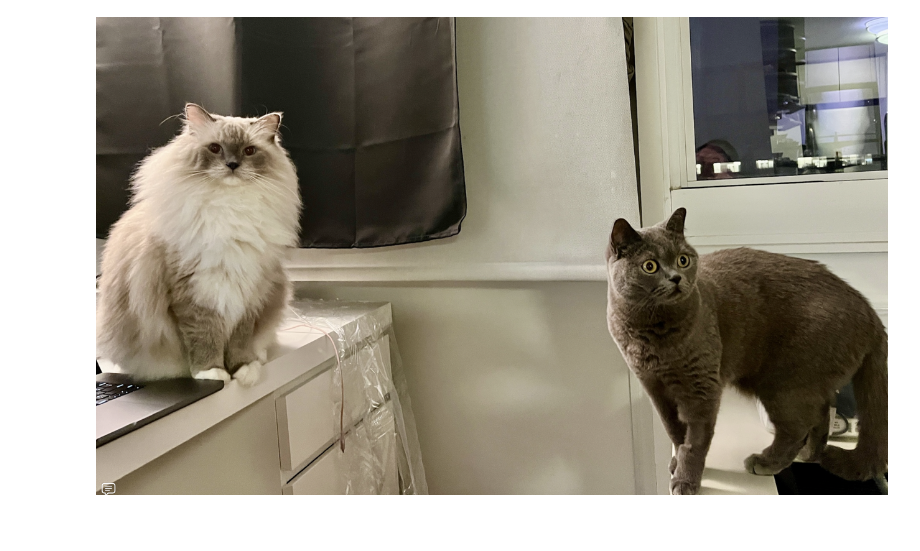
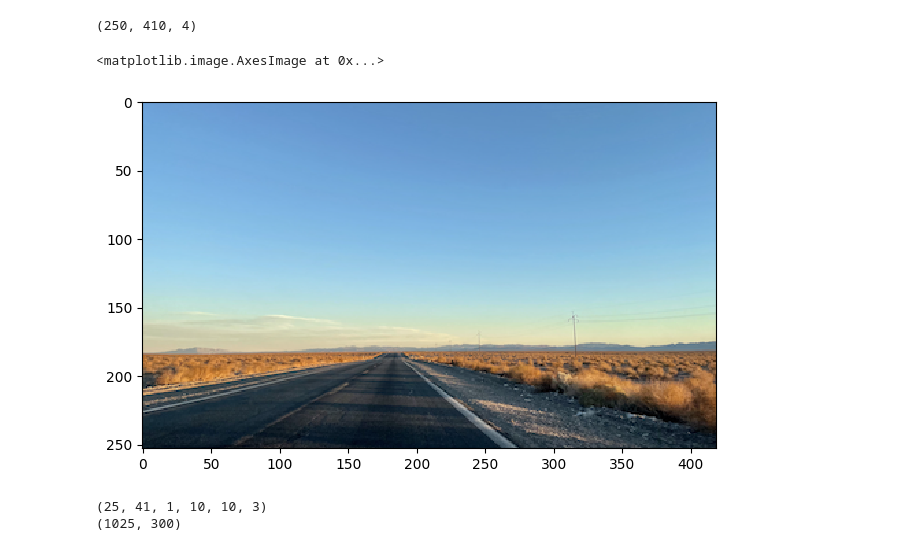
Before and after one commit to london-and-tequila/DSC205, a Jupyter notebook: HW4/HW4_Q3.ipynb, the cells around one changed output. Drawn from its saved outputs; the diff is of its cells as text; code cells hidden in the pictures; blank space fills up the shorter version.

```diff
--- a/HW4/HW4_Q3.ipynb
+++ b/HW4/HW4_Q3.ipynb
@@ -3,12 +3,12 @@ import numpy as np
 import matplotlib.pyplot as plt
 
 from PIL import Image
-from sklearn.feature_extraction.image import extract_patches_2d
+# from sklearn.feature_extraction.image import extract_patches_2d
+from skimage.util import view_as_windows
+from skimage import io
 
-img = Image.open("HW4_Q3.png").convert("RGB")
-img_array = np.array(img)
+image = io.imread('HW4_Q3.png')
+img_array = np.array(image)[:250, :410, :]
+print(img_array.shape)
+# %% [output]
+(250, 410, 4)
-# %%
-from IPython.display import display
-display(img)
-# %% [output]
-[figure, removed]
@@ -18,0 +15,17 @@ import networkx as nx
+# %%
+io.imshow(image)
+# %% [output]
+<matplotlib.image.AxesImage at 0x...>
+[figure, added]
+# %%
+patch_size = (10, 10, 3)
+
+# Extract patches with the same stride size as the patch size
+patches = view_as_windows(image, patch_size, step=patch_size)
+print(patches.shape)
+# Reshape the patches to get a 2D array
+patches = patches.reshape(-1, np.prod(patch_size))
+print(patches.shape)
+# %% [output]
+(25, 41, 1, 10, 10, 3)
+(1025, 300)
```
Also changed, not shown: parts of 6 cells of this notebook, 2 other files.
